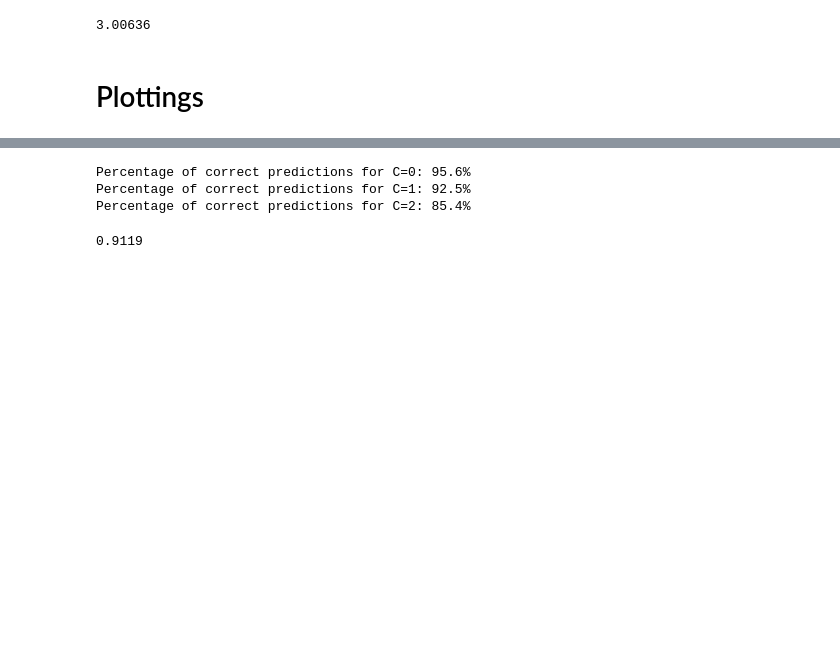
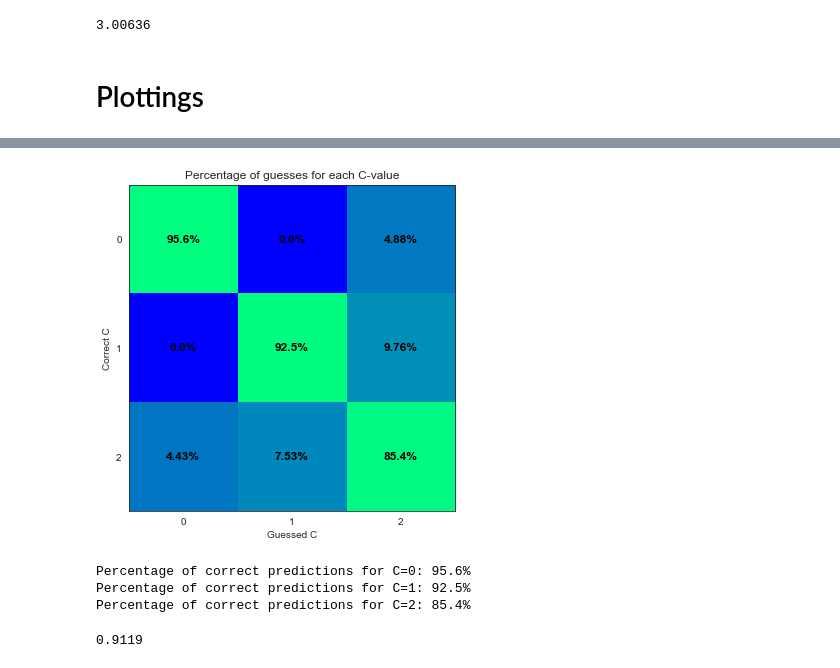
Before and after one commit to JakobSchauser/MLandData, a Jupyter notebook: ModComp/Project/ForwardSimulation.ipynb, the cells around one changed output, grey strips where cells are left out. Saved outputs shown, nothing was run; the diff lists cells and outputs as text; code cells hidden in the pictures; blank space fills up the shorter version.

```diff
--- a/ModComp/Project/ForwardSimulation.ipynb
+++ b/ModComp/Project/ForwardSimulation.ipynb
@@ -405,3 +470,29 @@ C_pred = clf.predict(x)
+# %%
+correct = array([array([sum(C_pred[C==j]==i)/sum(C==j) for j in range(3)]) for i in range(3)])*100
+
+
+fig, ax = plt.subplots(1,1,figsize = (6,6))
+img = ax.imshow(np.power(correct+1e-11,1/4), cmap = "winter")#,vmax = 8)
+
+# fig.colorbar(img, ax = ax, fraction = 0.045,)
+for (j,i), value in np.ndenumerate(correct):
+    # ax.text(i,j,f"{value:.3}",ha='center',va='center',fontsize = 14)
+    ax.text(i,j,f"{value:.3}%",ha='center',fontweight = "bold",va='center',fontsize = 12, color = "black",bbox=dict(facecolor='black', edgecolor='white',alpha = 0))
+
+    # plt.text(i,j,label,ha='center',va='center')
+
+ax.set_ylabel("Correct C")
+ax.set_xlabel("Guessed C")
+
+ax.set_xticks([0,1,2])
+ax.set_yticks([0,1,2])
+
+plt.title("Percentage of guesses for each C-value")
+
+plt.show()
+# correct
+# %% [output]
+[figure, added]
 # %%
 wrong = [np.mean(C[C==i] == C_pred[C==i]) for i in range(3)]
 
```
Also changed, not shown: parts of 16 cells of this notebook, 9 other files.
